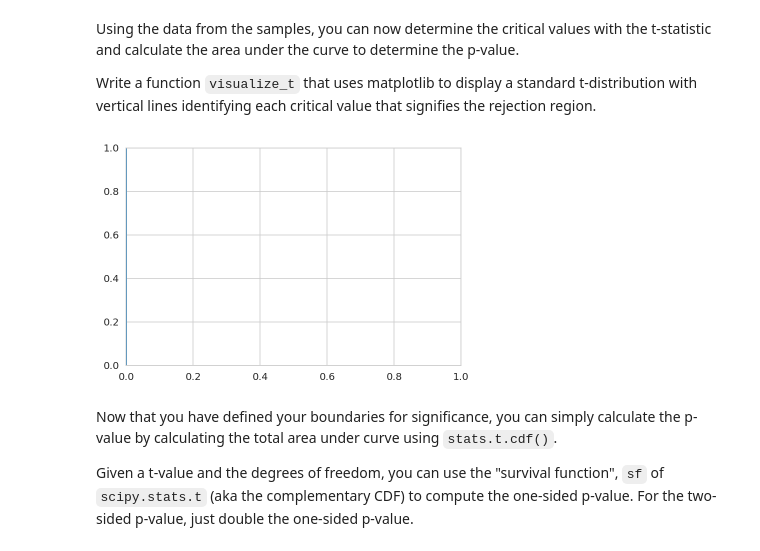
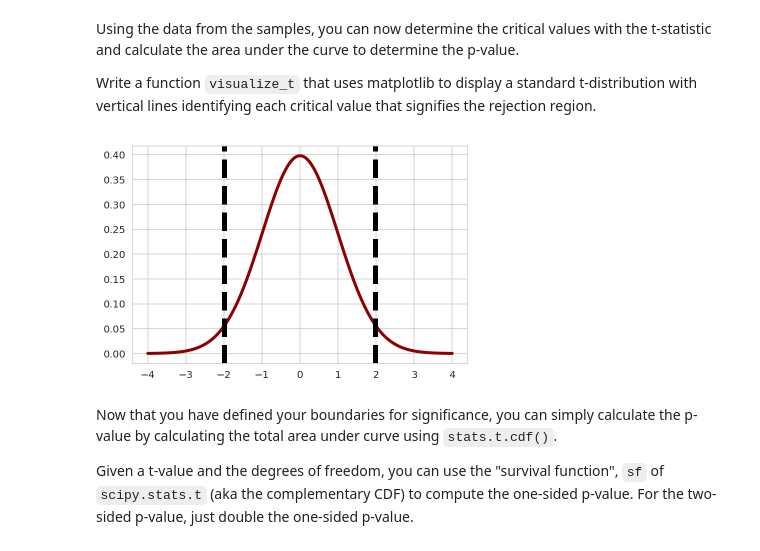
Before and after one commit to jmt0221/dsc-two-sample-t-tests-lab-nyc-ds-082619, a Jupyter notebook: index.ipynb, the cells around one changed output. Drawn from its saved outputs; the diff is of its cells as text; code cells hidden in the pictures.

```diff
--- a/index.ipynb
+++ b/index.ipynb
@@ -146,25 +146,27 @@ Write a function `visualize_t` that uses matplotlib to display a standard t-dist
 # %%
 # Visualize t and p_value
 
 def visualize_t(t_stat, n_control, n_experimental):
 
     # initialize a matplotlib "figure"
     fig, ax = plt.subplots()
     # generate points on the x axis between -4 and 4:
     xs = np.linspace(-4,4,500)
     # use stats.t.pdf to get values on the probability density function for the t-distribution
     t_crit = stats.t.ppf(1-0.025,df = n_control+n_experimental-2)
     ys= stats.t.pdf(xs, (n_control+n_experimental-2), 0, 1)
     # Draw two sided boundary for critical-t
+    ax.plot(xs, ys, linewidth=3, color='darkred')
+
     ax.axvline(t_crit, color='black',linestyle='--',lw=5)
-     ax.axvline(t_crit, color='black',linestyle='--',lw=5)
+    ax.axvline(-t_crit, color='black',linestyle='--',lw=5)
     return None
 
 n_control = len(control)
 n_experimental = len(experimental)
 visualize_t(t_stat, n_control, n_experimental)
 # %% [output]
-[figure, old version]
+[figure, new version]
 # %% [markdown]
 Now that you have defined your boundaries for significance, you can simply calculate the p-value by calculating the total area under curve using `stats.t.cdf()`.
 
```
